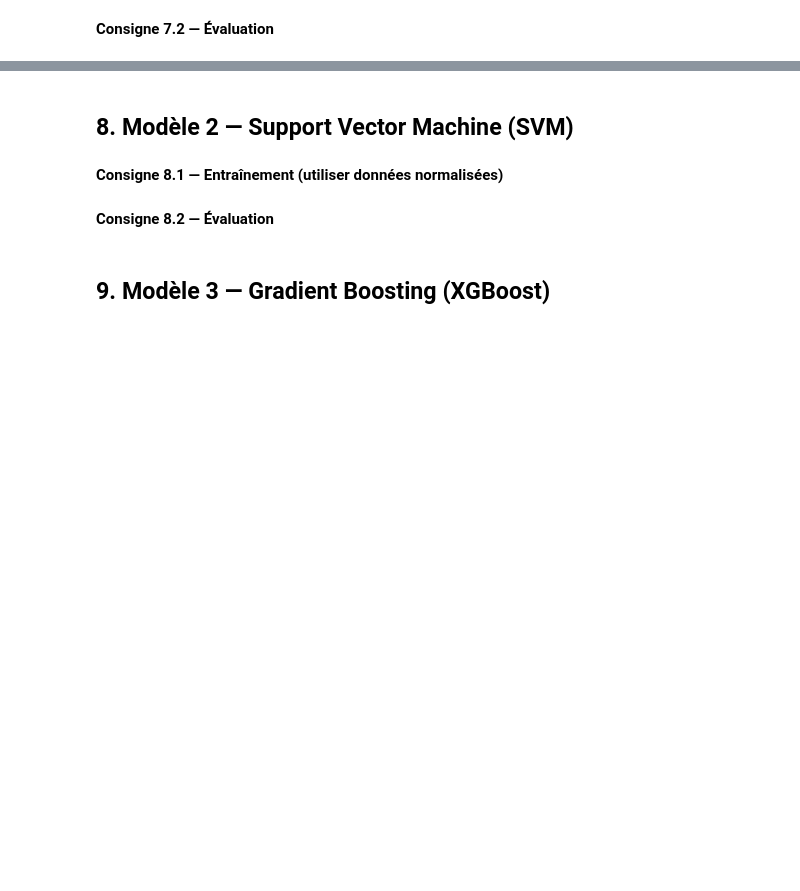
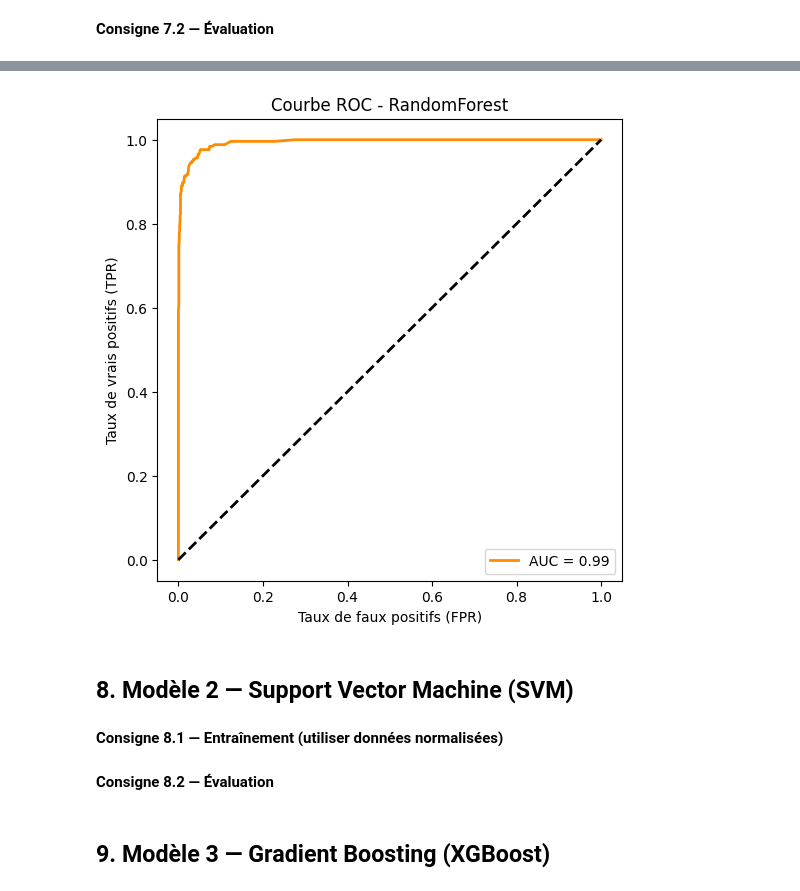
Before and after one commit to Fadila04/classification-IA, a Jupyter notebook: projet-ml-youtube-trending-68b010e7b5bc2532236423.ipynb, the cells around one changed output, grey strips where cells are left out. Drawn from its saved outputs; the diff is of its cells as text; code cells hidden in the pictures; blank space fills up the shorter version.

Commit message:
courbe Roc et AUC

```diff
--- a/projet-ml-youtube-trending-68b010e7b5bc2532236423.ipynb
+++ b/projet-ml-youtube-trending-68b010e7b5bc2532236423.ipynb
@@ -307,7 +374,19 @@ Name: title_word_count, Length: 6351, dtype: int64
 **Consigne 7.1 — Entraînement**
 # %%
 # VOTRE CODE ICI - Section 7.1
-# from sklearn.ensemble import RandomForestClassifier
+from sklearn.ensemble import RandomForestClassifier
+
+# Initialiser le modèle Random Forest
+rf_model = RandomForestClassifier(
+    n_estimators=100,      # Nombre d’arbres dans la forêt (par défaut = 100)
+    random_state=42,       # pour avoir les mêmes résultats à chaque exécution
+    n_jobs=-1              # pour paralléliser le calcul et accélérer l’entraînement/ n_jobs=-1 utilise tous les cœurs disponibles
+)
+# Entraîner le modèle sur les données d’entraînement
+rf_model.fit(X_train, y_train)
+
+print("Modèle Random Forest entraîné avec succès")
+#predictions
+rf_predictions = rf_model.predict(X_test)
 # ....
 # ....
-# ....
@@ -332,3 +431,33 @@ Name: title_word_count, Length: 6351, dtype: int64
+# %%
+# 7.3 Visualisation : Courbe ROC & AUC
+#Courbe ROC & AUC (si la cible est binaire (0/1))
+# AUC (Area Under the Curve) : c'est l'aire sous la courbe ROC.
+# Valeur entre 0 et 1, où 1 indique une parfaite séparation des classes
+# et 0.5 indique une performance aléatoire.
+#ROC (Receiver Operating Characteristic) : c'est une courbe qui trace le taux de vrais positifs (TPR)
+#la courbe ROC montre la capacité du modèle à distinguer les classes.
+#Utile pour évaluer la qualité globale des prédictions
+
+from sklearn.metrics import roc_curve, auc
+
+# Probabilités de la classe positive (1)
+y_pred_proba = rf_model.predict_proba(X_test)[:, 1]
+
+# Calcul courbe ROC
+fpr, tpr, thresholds = roc_curve(y_test, y_pred_proba)
+roc_auc = auc(fpr, tpr)
+
+# Tracé courbe ROC
+plt.figure(figsize=(6,6))
+plt.plot(fpr, tpr, label=f"AUC = {roc_auc:.2f}", color="darkorange", linewidth=2)
+plt.plot([0,1], [0,1], 'k--', lw=2)
+plt.xlabel("Taux de faux positifs (FPR)")
+plt.ylabel("Taux de vrais positifs (TPR)")
+plt.title("Courbe ROC - RandomForest")
+plt.legend(loc="lower right")
+plt.show()
+# %% [output]
+[figure, added]
 # %% [markdown]
 ## 8. Modèle 2 — Support Vector Machine (SVM)
 # %% [markdown]
```
Also changed, not shown: parts of 8 cells of this notebook.
